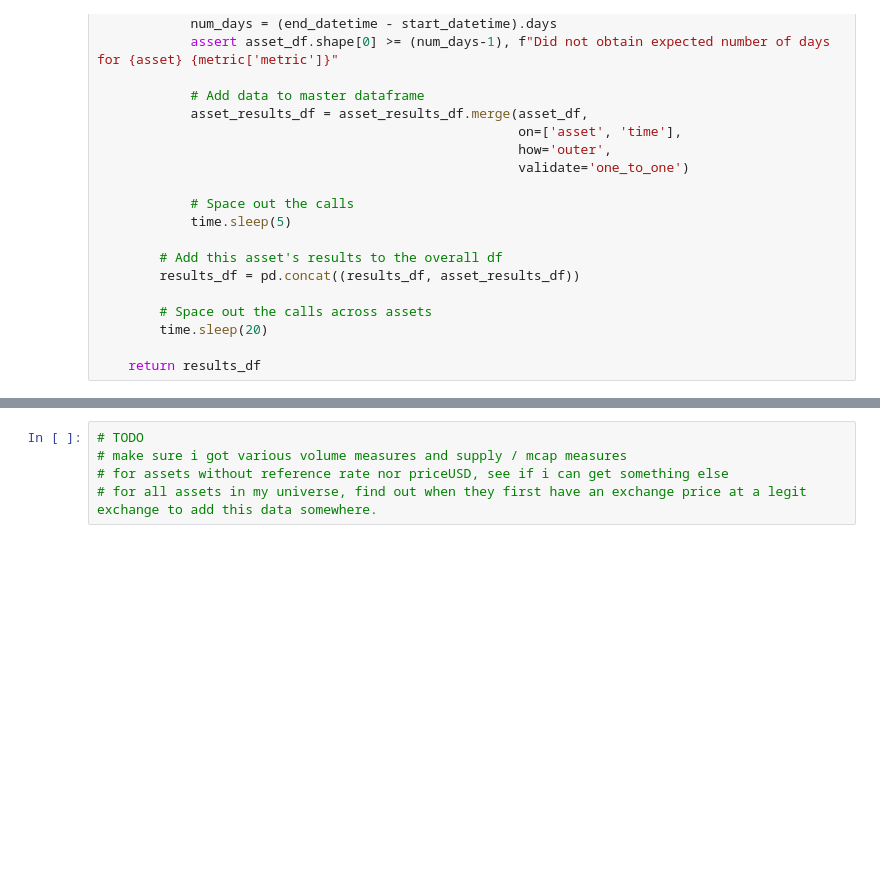
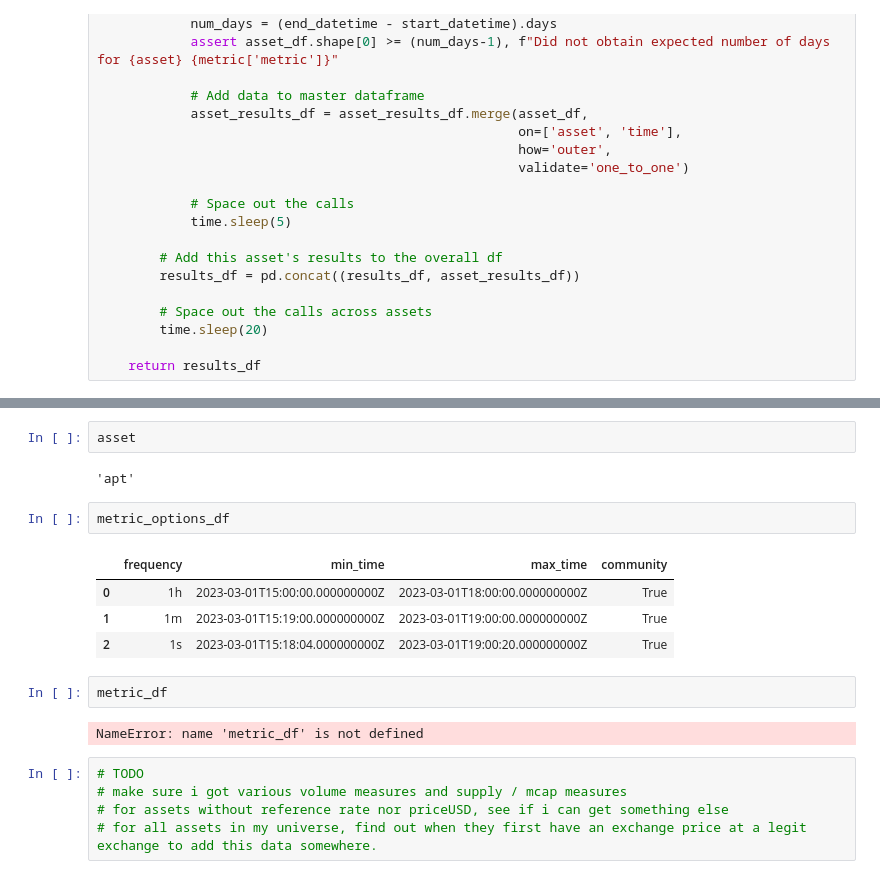
Before and after one commit to adambaybutt/crypto_asset_pricing, a Jupyter notebook: code/1c-pull_coinmetrics.ipynb, the cells around one changed output, grey strips where cells are left out. Drawn from its saved outputs; the diff is of its cells as text; blank space fills up the shorter version.

```diff
--- a/code/1c-pull_coinmetrics.ipynb
+++ b/code/1c-pull_coinmetrics.ipynb
@@ -280,3 +435,18 @@ if __name__ == "__main__":
+# %%
+asset
+# %% [output]
+'apt'
+# %%
+metric_options_df
+# %% [output]
+|  | frequency | min_time | max_time | community |
+| 0 | 1h | 2023-03-01T15:00:00.000000000Z | 2023-03-01T18:00:00.000000000Z | True |
+| 1 | 1m | 2023-03-01T15:19:00.000000000Z | 2023-03-01T19:00:00.000000000Z | True |
+| 2 | 1s | 2023-03-01T15:18:04.000000000Z | 2023-03-01T19:00:20.000000000Z | True |
+# %%
+metric_df
+# %% [output]
+NameError: name 'metric_df' is not defined
 # %%
 # TODO
 # make sure i got various volume measures and supply / mcap measures
```
Also changed, not shown: parts of 5 cells of this notebook, 3 other files.
